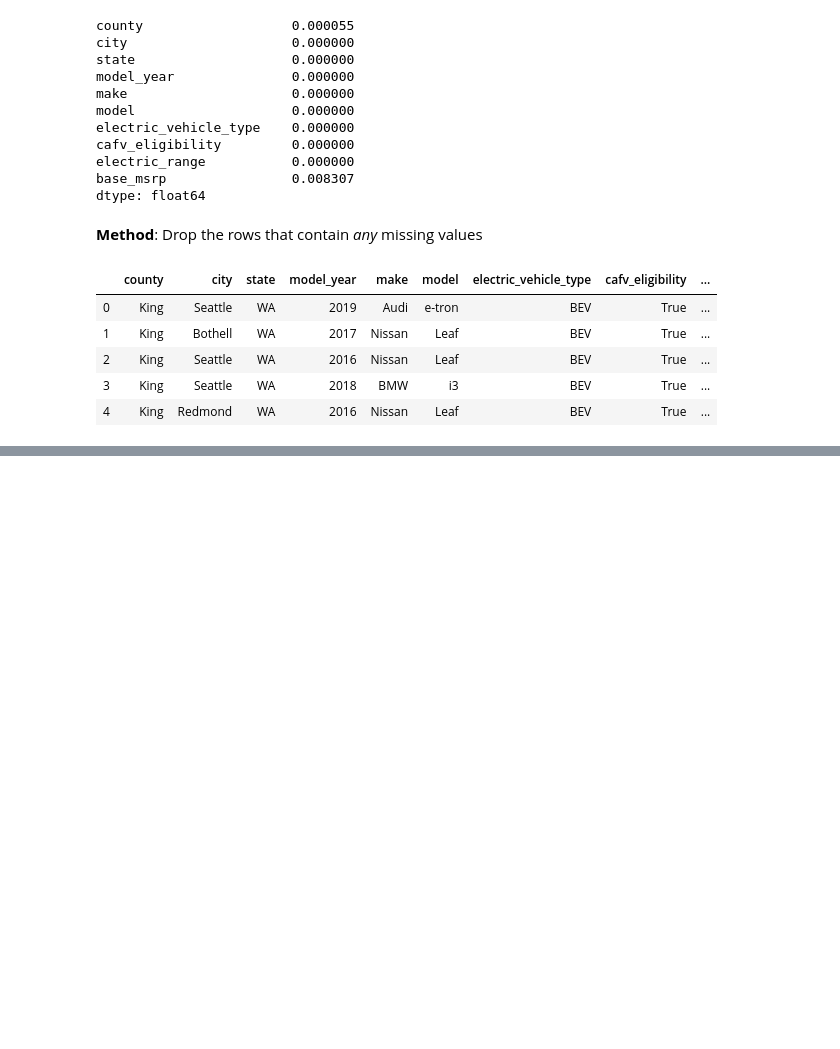
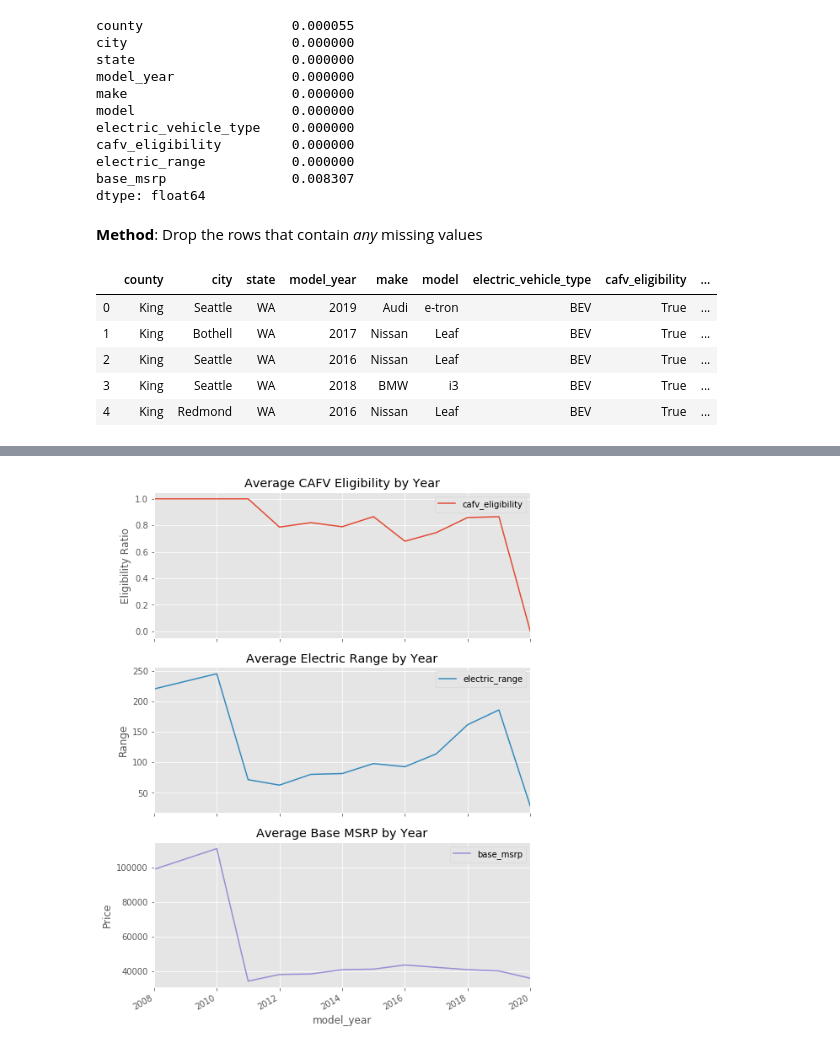
Before and after one commit to JohnnyG196/basic_exploration_activity, a Jupyter notebook: index.ipynb, the cells around one changed output, grey strips where cells are left out. Saved outputs shown, nothing was run; the diff lists cells and outputs as text; code cells hidden in the pictures; blank space fills up the shorter version.

```diff
--- a/index.ipynb
+++ b/index.ipynb
@@ -106,0 +120,13 @@ df.head()
+# %%
+axes = df.groupby('model_year').mean().plot(subplots=True, figsize=(8, 12))
+
+axes[0].set_title('Average CAFV Eligibility by Year')
+axes[0].set_ylabel('Eligibility Ratio')
+axes[1].set_title('Average Electric Range by Year')
+axes[1].set_ylabel('Range')
+axes[2].set_title('Average Base MSRP by Year')
+axes[2].set_ylabel('Price')
+
+plt.show()
+# %% [output]
+[figure, added]
```
Also changed, not shown: parts of 4 cells of this notebook.
